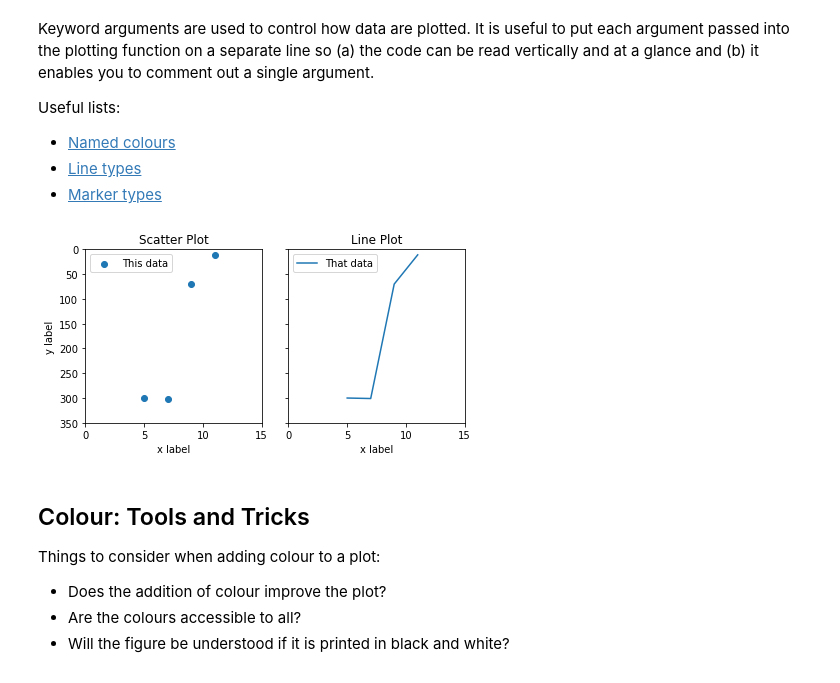
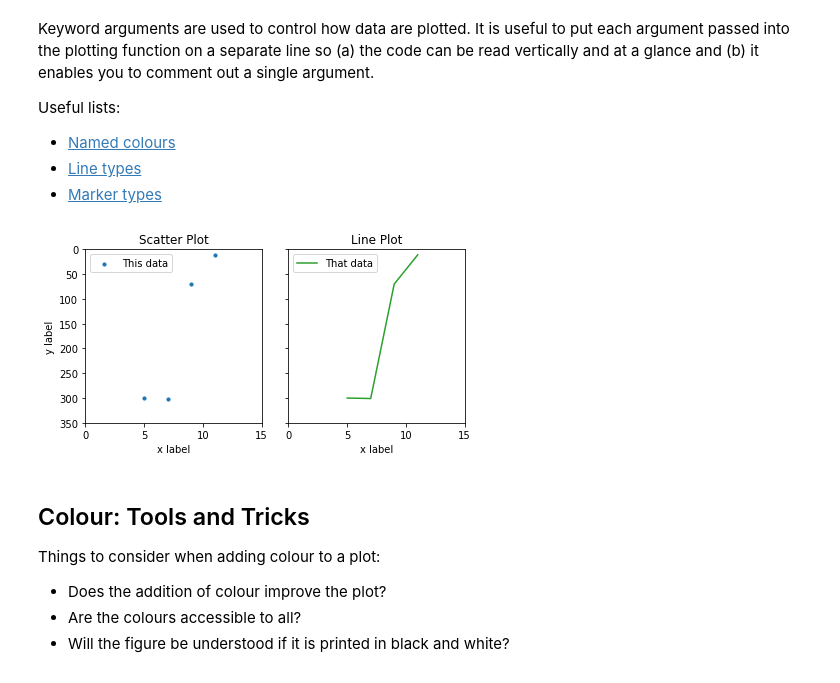
Before and after one commit to ICWallis/tutorial-publication-ready-figures, a Jupyter notebook: 1-formatting.ipynb, the cells around one changed output. Saved outputs shown, nothing was run; the diff lists cells and outputs as text; code cells hidden in the pictures.

```diff
--- a/1-formatting.ipynb
+++ b/1-formatting.ipynb
@@ -124,8 +122,16 @@ ax1.plot(x, y, label='That data')
 
 # Code along: Remove the repetition below by using a "for loop"
 
-ax0.set_ylabel('y label')
+ax0.set_ylabel('y label') # we are sharing the y axis, so this remains the same
 
+for ax in [ax0, ax1]:
+    ax.set_xlabel('x label')
+    ax.set_xlim(0, 15)
+    ax.set_ylim(350,0)
+    ax.legend()
+
+'''
+The for loop above replaces this block of code
 ax0.set_xlabel('x label')
 ax1.set_xlabel('x label')
 
@@ -137,6 +143,7 @@ ax1.set_ylim(350,0)
 
 ax0.legend()
 ax1.legend()
+'''
 
 ax0.set_title('Scatter Plot')
 ax1.set_title('Line Plot')
@@ -161,38 +168,48 @@ fig, (ax0, ax1) = plt.subplots(1,2,figsize=(6,3),sharey=True)
 plt.tight_layout()
 
 # add kwargs to change how the plotted data looks
 
-ax0.scatter(x, y, label='This data')
+ax0.scatter(
+    x,
+    y,
+    s=10,
+    label='This data',
+)
 
-# scatter plot kwargs
+# scatter plot kwargs to try
 # s=0.5 # size, float
 # c='k' # named colour, hex code, or numeric values (see advanced notebook)
 # alpha=0.5 # transparency, float between 0 and 1
 # marker='.' # see list of markers
 # and many more in the docs
 
-ax1.plot(x, y, label='That data')
+ax1.plot(
+    x,
+    y,
+    color='tab:green',
+    label='That data',
+)
 
-# line plot kwargs
+# line plot kwargs to try
 # linewidth=1.5 # float
 # color='k' # named colour or hex code
 # alpha=0.5 # transparency, float between 0 and 1
 # linestyle=':' # see list of line styles
 # marker='o' # adds a marker to data points, see list of markers
 # and many more in the docs
 
 for ax in [ax0, ax1]:
     ax.set_xlabel('x label')
     ax.set_xlim(0,15)
     ax.set_ylim(350, 0)
     ax.legend(loc=0)
 
 ax0.set_ylabel('y label')
 
 ax0.set_title('Scatter Plot')
 ax1.set_title('Line Plot');
 # %% [output]
-[figure, old version]
+[figure, new version]
 # %% [markdown]
 ## Colour: Tools and Tricks
 
```
Also changed, not shown: parts of 6 cells of this notebook.
